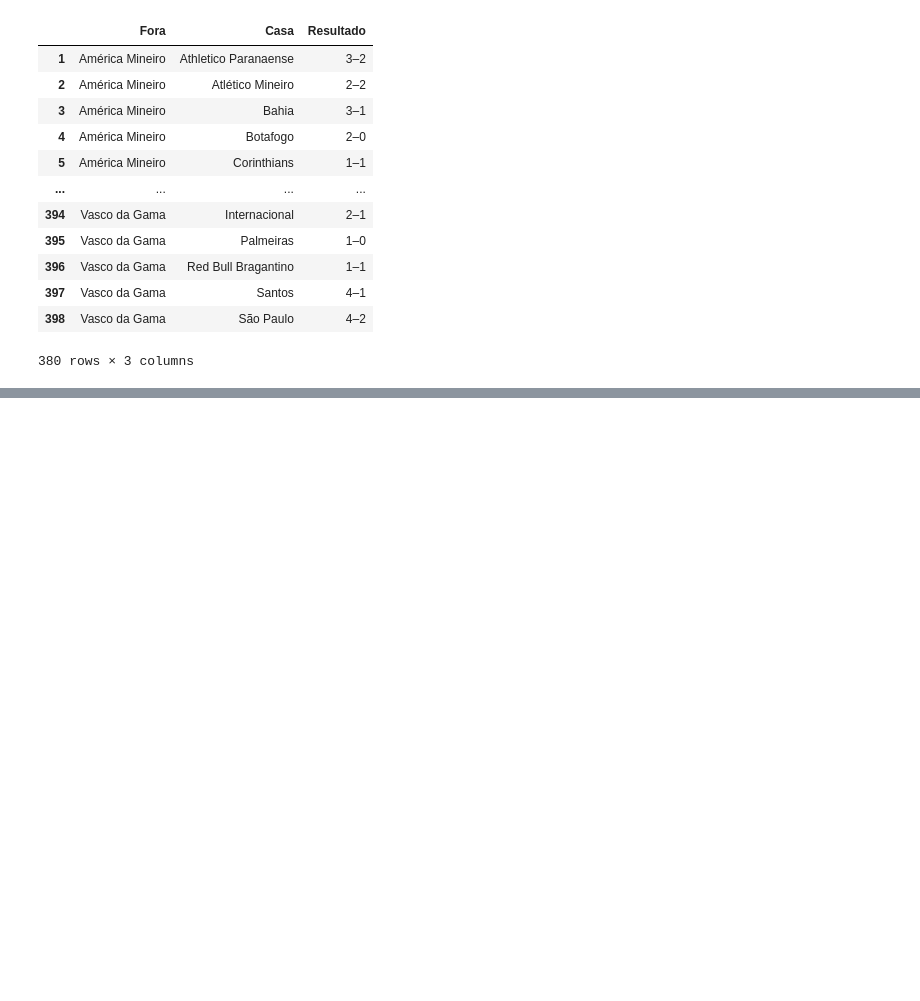
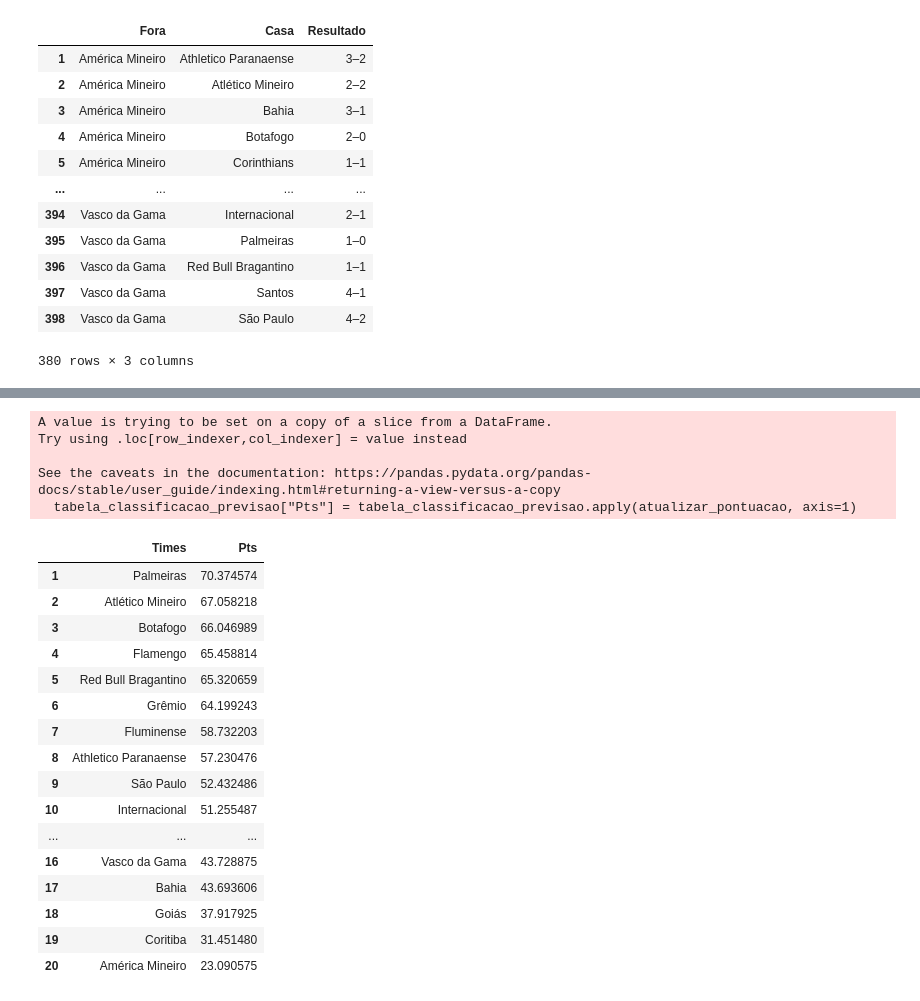
Before and after one commit to GChandrone/ProjetoBrasileirao2023, a Jupyter notebook: PrevisãoBrasileirão2023.ipynb, the cells around one changed output, grey strips where cells are left out. Drawn from its saved outputs; the diff is of its cells as text; code cells hidden in the pictures; blank space fills up the shorter version.

```diff
--- a/PrevisãoBrasileirão2023.ipynb
+++ b/PrevisãoBrasileirão2023.ipynb
@@ -420,0 +486,9 @@ lambda_gols_fora = (tabela_estatisticas.loc[tabela_estatisticas["Times"]==time_f
+# %%
+# Criando a [tabela_pontuacao_casa] a partir da [tabela_jogos_faltantes] agrupando os times da coluna "Casa" e somando a coluna "pontos_casa", depois trazendo somente a coluna "pontos_casa"
+tabela_pontuacao_casa = tabela_jogos_faltantes.groupby("Casa").sum("pontos_casa")[["pontos_casa"]]
+
+# Criando a [tabela_pontuacao_fora] a partir da [tabela_jogos_faltantes] agrupando os times da coluna "Fora" e somando a coluna "pontos_fora", depois trazendo somente a coluna "pontos_casa
+tabela_pontuacao_fora = tabela_jogos_faltantes.groupby("Fora").sum("pontos_fora")[["pontos_fora"]]
+
+display(tabela_pontuacao_casa)
+display(tabela_pontuacao_fora)
@@ -420,0 +532,46 @@ lambda_gols_fora = (tabela_estatisticas.loc[tabela_estatisticas["Times"]==time_f
+# %%
+# Função para atualizar a pontuação da [tabela_classificacao_previsao]
+def atualizar_pontuacao(linha):
+    # Pegando os times correspondentes
+    time = linha["Times"]
+    # Somando a pontuação atual + "pontuação_casa" da [tabela_pontuacao_casa] + "pontuacao_fora" da [tabela_pontuacao_fora]
+    pontuacao = int(linha["Pts"]) + float(tabela_pontuacao_casa.loc[time, "pontos_casa"]) + float(tabela_pontuacao_fora.loc[time, "pontos_fora"])
+    # Retornando a pontuação
+    return pontuacao
+
+# Aplicando a função atualizar_pontuacao na [tabela_classificacao_previsao] e jogando o resultado para a coluna "Pts"
+tabela_classificacao_previsao["Pts"] = tabela_classificacao_previsao.apply(atualizar_pontuacao, axis=1)
+
+# Ordenando as linhas pela coluna "Pts" em ordem decrescente
+tabela_classificacao_previsao = tabela_classificacao_previsao.sort_values(by="Pts", ascending=False)
+
+# Resetando o indice da tabela
+tabela_classificacao_previsao = tabela_classificacao_previsao.reset_index(drop=True)
+
+# Somando um no indice da tabela pra começar com 1 e terminar com 20
+tabela_classificacao_previsao.index = tabela_classificacao_previsao.index + 1
+
+display(tabela_classificacao_previsao)
+# %% [output]
+A value is trying to be set on a copy of a slice from a DataFrame.
+Try using .loc[row_indexer,col_indexer] = value instead
+
+See the caveats in the documentation: https://pandas.pydata.org/pandas-docs/stable/user_guide/indexing.html#returning-a-view-versus-a-copy
+  tabela_classificacao_previsao["Pts"] = tabela_classificacao_previsao.apply(atualizar_pontuacao, axis=1)
+|  | Times | Pts |
+| 1 | Palmeiras | 70.374574 |
+| 2 | Atlético Mineiro | 67.058218 |
+| 3 | Botafogo | 66.046989 |
+| 4 | Flamengo | 65.458814 |
+| 5 | Red Bull Bragantino | 65.320659 |
+| 6 | Grêmio | 64.199243 |
+| 7 | Fluminense | 58.732203 |
+| 8 | Athletico Paranaense | 57.230476 |
+| 9 | São Paulo | 52.432486 |
+| 10 | Internacional | 51.255487 |
+| ... | ... | ... |
+| 16 | Vasco da Gama | 43.728875 |
+| 17 | Bahia | 43.693606 |
+| 18 | Goiás | 37.917925 |
+| 19 | Coritiba | 31.451480 |
+| 20 | América Mineiro | 23.090575 |
```
Also changed, not shown: parts of 16 cells of this notebook.
